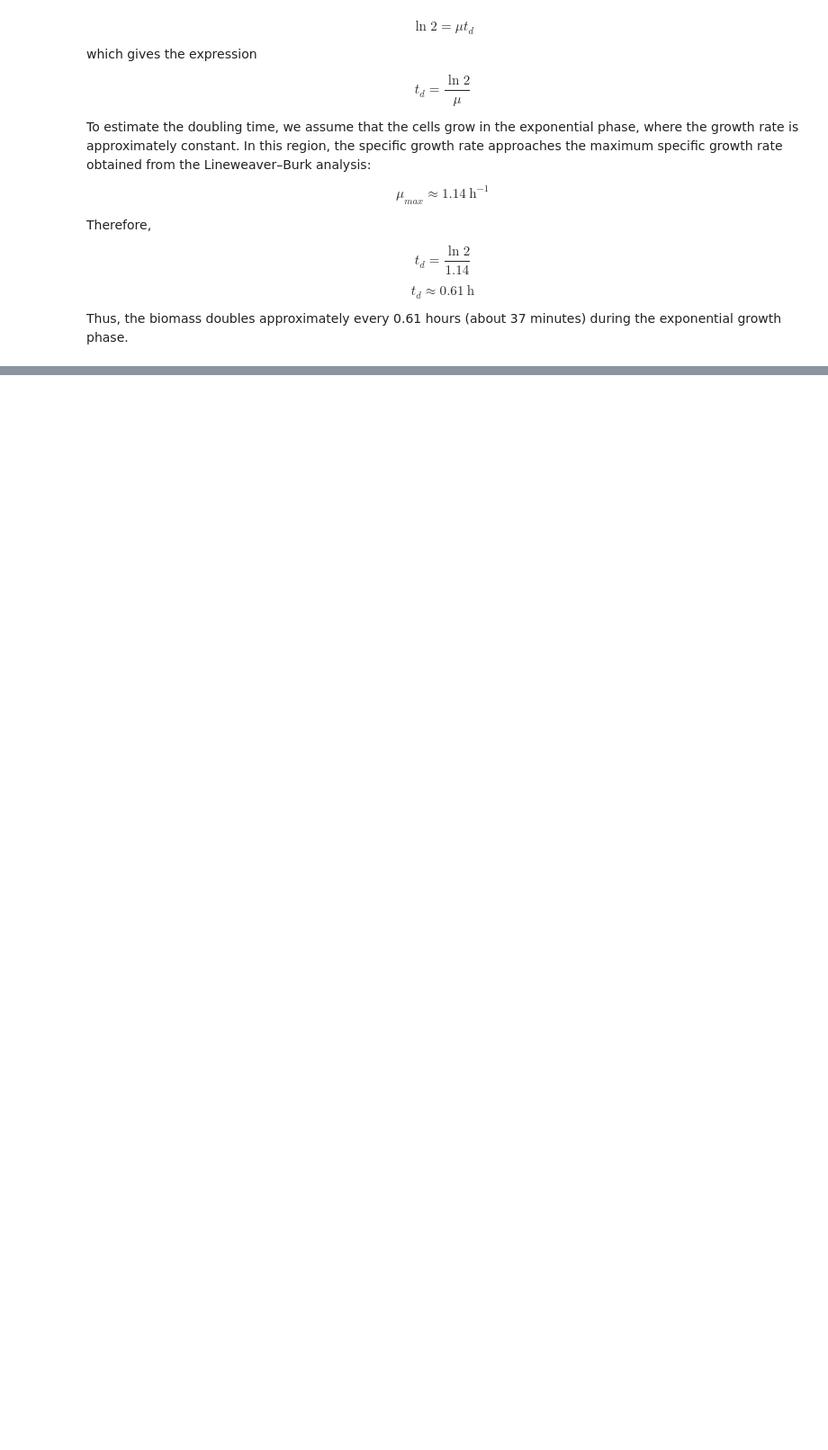
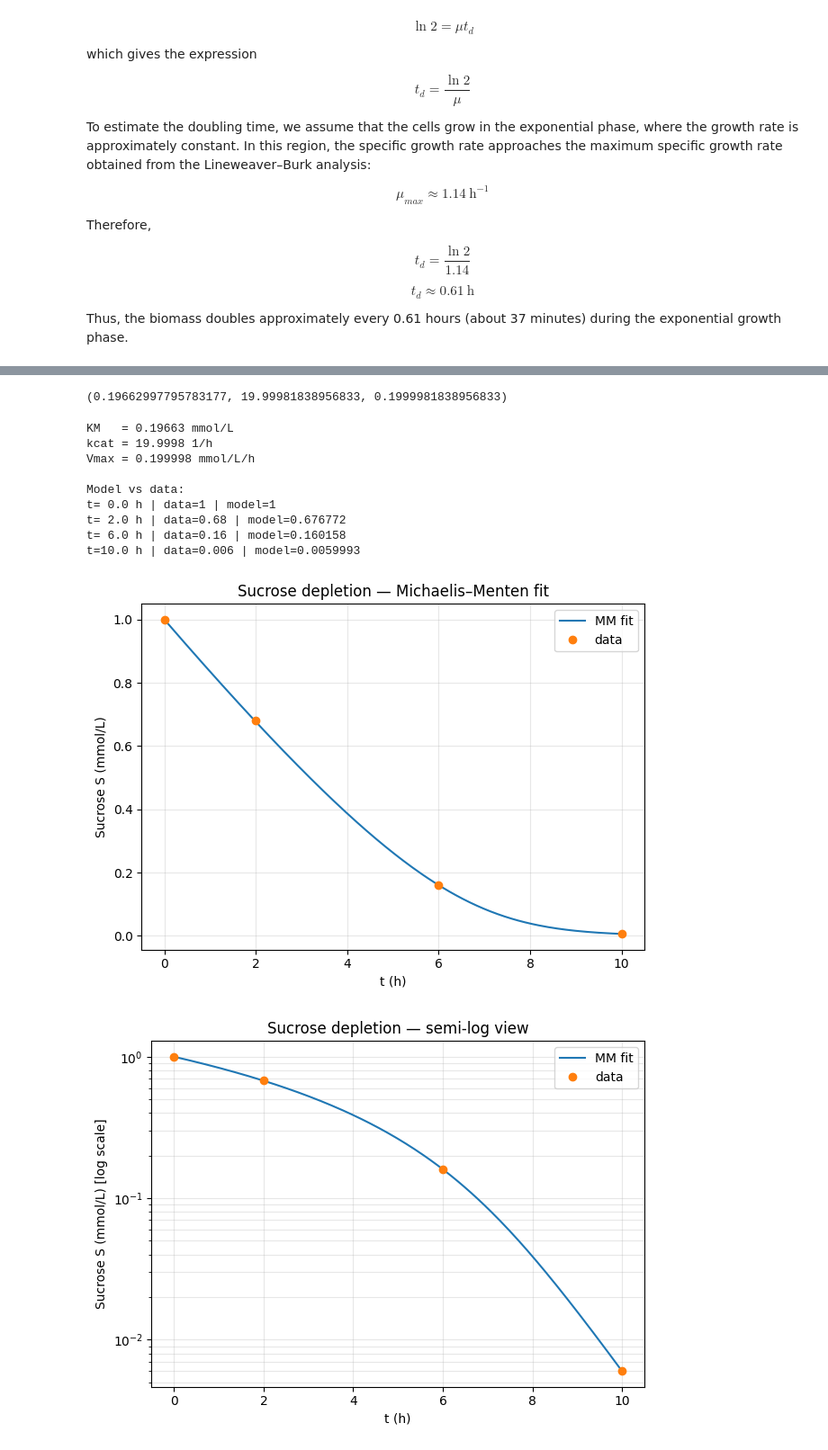
Before and after one commit to vicollari/bioreactor_simulation, a Jupyter notebook: bioreactor_simulation/exercise2.ipynb, the cells around one changed output, grey strips where cells are left out. Shown at 90% size. Drawn from its saved outputs; the diff is of its cells as text; code cells hidden in the pictures; blank space fills up the shorter version.

```diff
--- a/bioreactor_simulation/exercise2.ipynb
+++ b/bioreactor_simulation/exercise2.ipynb
@@ -1090,0 +1155,70 @@ Thus, the biomass doubles approximately every 0.61 hours (about 37 minutes) duri
+# %%
+def residuals(theta):
+    KM, kcat = theta
+    S_sim = simulate_S(KM, kcat, t_exp)
+
+    # Weighting so the small final point matters
+    w = 1.0 / np.maximum(S_exp, 1e-3)
+    return (S_sim - S_exp) * w
+
+theta0 = np.array([0.1, 10.0])  # initial guess: KM (mmol/L), kcat (1/h)
+bounds = ([1e-8, 1e-8], [1e3, 1e6])
+
+res = least_squares(residuals, theta0, bounds=bounds)
+KM_fit, kcat_fit = res.x
+
+Vmax_fit = kcat_fit * E0
+
+KM_fit, kcat_fit, Vmax_fit
+# %% [output]
+(0.19662997795783177, 19.99981838956833, 0.1999981838956833)
+# %%
+t_dense = np.linspace(0, 10, 200)
+S_fit_dense = simulate_S(KM_fit, kcat_fit, t_dense)
+S_fit_exp = simulate_S(KM_fit, kcat_fit, t_exp)
+
+print(f"KM   = {KM_fit:.6g} mmol/L")
+print(f"kcat = {kcat_fit:.6g} 1/h")
+print(f"Vmax = {Vmax_fit:.6g} mmol/L/h")
+
+print("\nModel vs data:")
+for t, Sd, Sm in zip(t_exp, S_exp, S_fit_exp):
+    print(f"t={t:>4.1f} h | data={Sd:.6g} | model={Sm:.6g}")
+
+# Linear plot
+plt.figure()
+plt.plot(t_dense, S_fit_dense, label="MM fit")
+plt.plot(t_exp, S_exp, "o", label="data")
+plt.xlabel("t (h)")
+plt.ylabel("Sucrose S (mmol/L)")
+plt.title("Sucrose depletion — Michaelis–Menten fit")
+plt.grid(True, alpha=0.3)
+plt.legend()
+plt.tight_layout()
+plt.savefig("bonus_S_fit.png", dpi=200)
+plt.show()
+
+# Semi-log plot (helps show late-time behavior)
+plt.figure()
+plt.semilogy(t_dense, np.maximum(S_fit_dense, 1e-12), label="MM fit")
+plt.semilogy(t_exp, np.maximum(S_exp, 1e-12), "o", label="data")
+plt.xlabel("t (h)")
+plt.ylabel("Sucrose S (mmol/L) [log scale]")
+plt.title("Sucrose depletion — semi-log view")
+plt.grid(True, which="both", alpha=0.3)
+plt.legend()
+plt.tight_layout()
+plt.savefig("bonus_S_fit_semilog.png", dpi=200)
+plt.show()
+# %% [output]
+KM   = 0.19663 mmol/L
+kcat = 19.9998 1/h
+Vmax = 0.199998 mmol/L/h
+
+Model vs data:
+t= 0.0 h | data=1 | model=1
+t= 2.0 h | data=0.68 | model=0.676772
+t= 6.0 h | data=0.16 | model=0.160158
+t=10.0 h | data=0.006 | model=0.0059993
+[figure, added]
+[figure, added]
```
Also changed, not shown: parts of 8 cells of this notebook, 2 other files.
